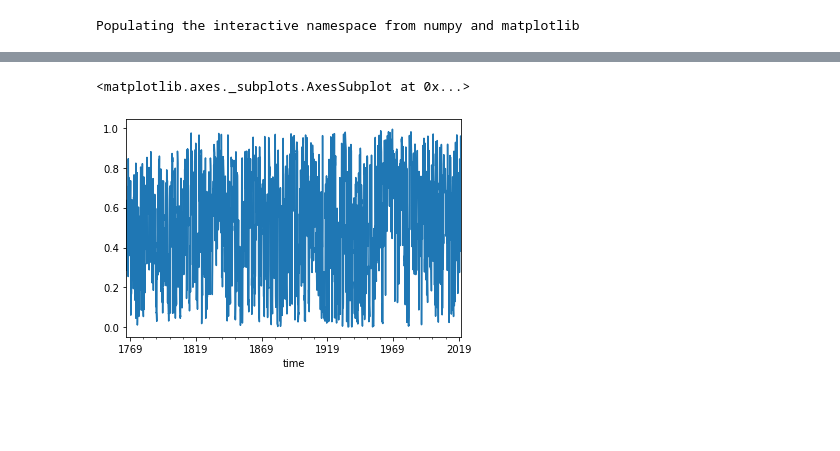
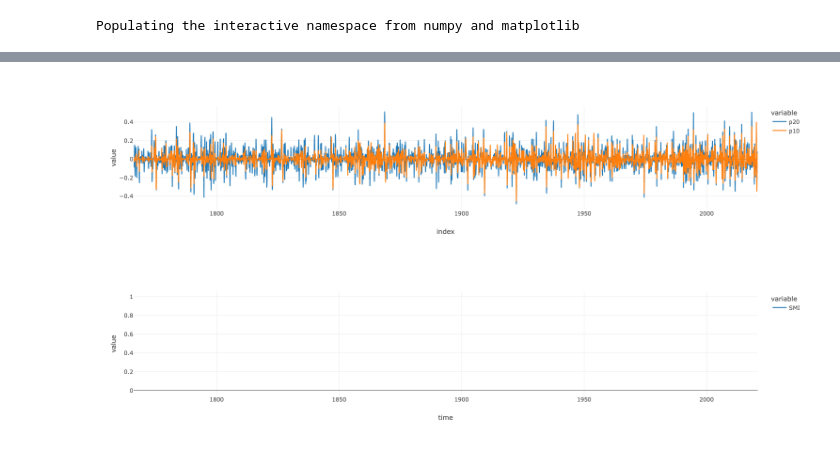
Before and after one commit to cojacoo/hydropedology_lab, a Jupyter notebook: drought_lecture/drought.ipynb, the cells around one changed output, grey strips where cells are left out. Saved outputs shown, nothing was run; the diff lists cells and outputs as text; code cells hidden in the pictures; blank space fills up the shorter version.

Commit message:
updated drough lecture

```diff
--- a/drought_lecture/drought.ipynb
+++ b/drought_lecture/drought.ipynb
@@ -64,7 +120,13 @@ px.line(drought, template='none')
+# %%
+px.line(drought.diff(2), template='none')
+# %% [output]
+[figure, added]
 # %%
+#you can also access the data in the xarray directly -- here for one pixel
+
 xcc = smi.SMI[-50].to_dataframe().dropna().index.get_level_values(0).unique()
 ycc = smi.SMI[-50].to_dataframe().dropna().index.get_level_values(1).unique()
-smi.sel(xc=xcc[10],yc=ycc[10]).SMI.to_dataframe().SMI.plot()
+#smi.sel(xc=xcc[10],yc=ycc[10]).SMI.plot()#to_dataframe().SMI.plot()
+px.line(smi.sel(xc=xcc[10],yc=ycc[10]).to_dataframe().SMI, template='none')
 # %% [output]
-<matplotlib.axes._subplots.AxesSubplot at 0x...>
-[figure, old version]
+[figure, new version]
```
Also changed, not shown: parts of 19 cells of this notebook.
